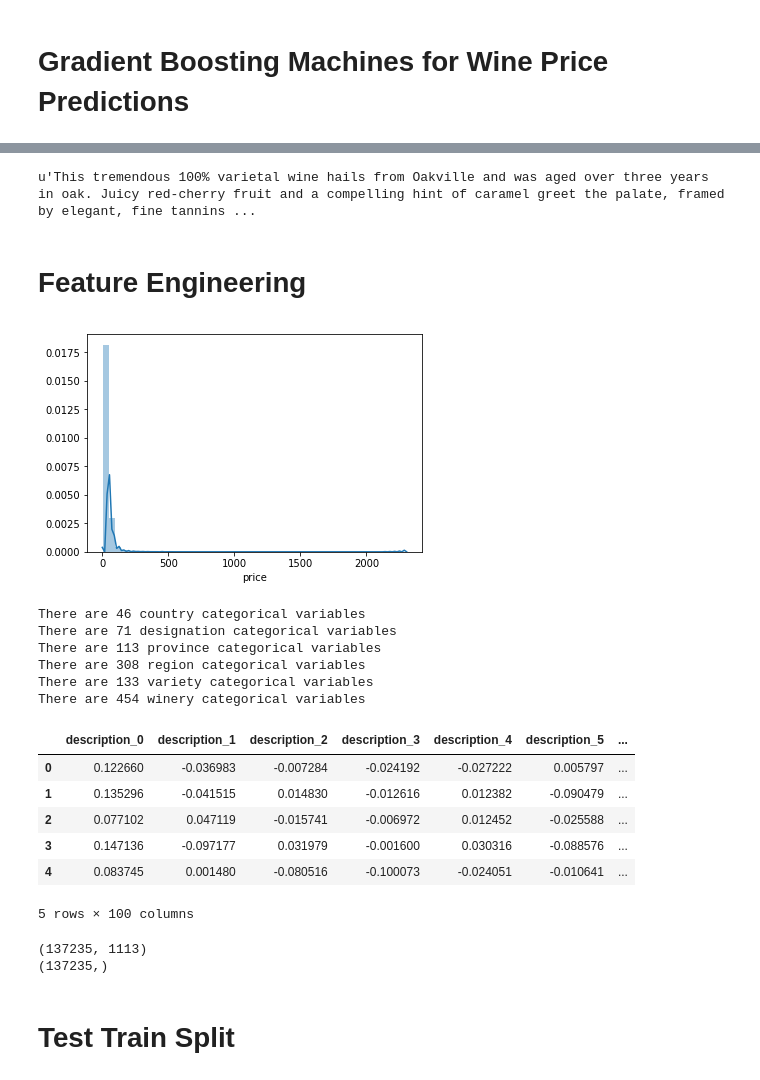
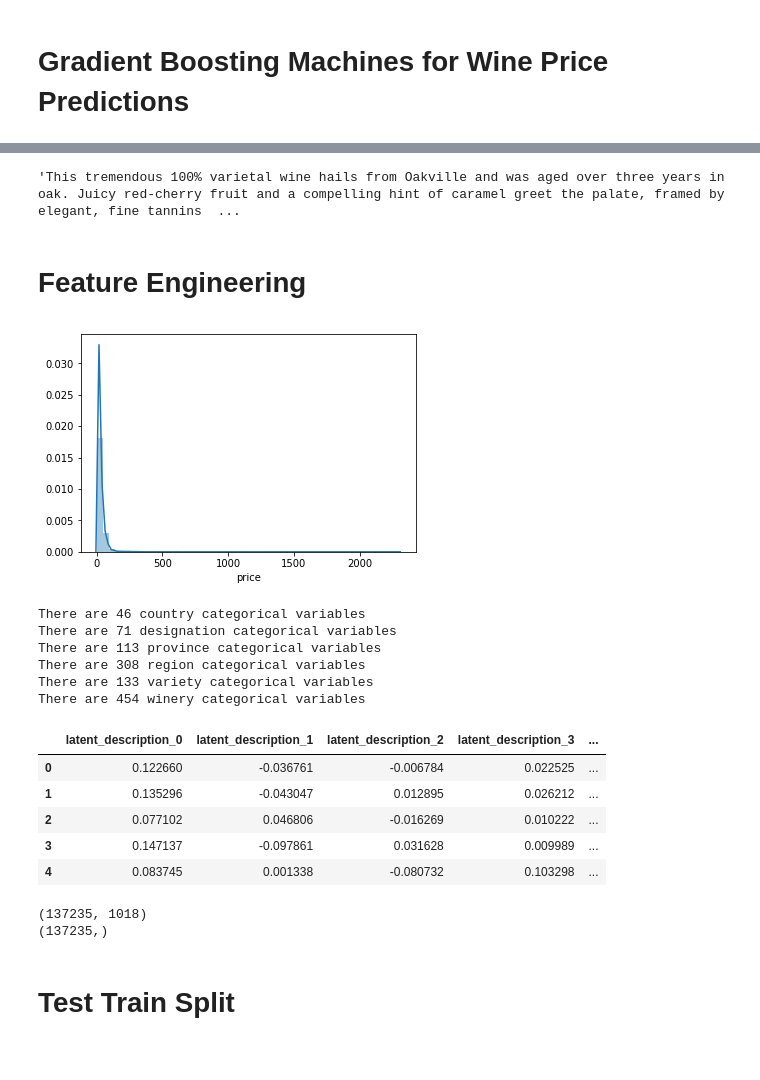
Before and after one commit to statisticianinstilettos/wine_quality_predictions, a Jupyter notebook: wine_analysis.ipynb, the cells around one changed output, grey strips where cells are left out. Cells and saved outputs as stored; diff of their text form; code cells hidden in the pictures.

```diff
--- a/wine_analysis.ipynb
+++ b/wine_analysis.ipynb
@@ -15,10 +16,10 @@ from IPython.core.display import display, HTML
 display(HTML("<style>.container { width:100% !important; }</style>"))
 # %%
 #Load data
-wine = pd.read_csv('data/wine-reviews/winemag-data_first150k.csv', index_col=0, encoding="utf-8")
+wine = pd.read_csv('data/winemag-data_first150k.csv', index_col=0, encoding="utf-8")
 wine.dropna(subset=["price"], inplace=True)
 wine.reset_index(inplace=True)
-print wine.shape
+print(wine.shape)
 wine.head()
 # %% [output]
 (137235, 11)
@@ -31,14 +32,14 @@ wine.head()
 # %%
 wine["description"][0]
 # %% [output]
-u'This tremendous 100% varietal wine hails from Oakville and was aged over three years in oak. Juicy red-cherry fruit and a compelling hint of caramel greet the palate, framed by elegant, fine tannins ...
+'This tremendous 100% varietal wine hails from Oakville and was aged over three years in oak. Juicy red-cherry fruit and a compelling hint of caramel greet the palate, framed by elegant, fine tannins  ...
 # %% [markdown]
 # Feature Engineering
 # %%
 sns.distplot(wine.price)
 plt.show()
 # %% [output]
-[figure, old version]
+[figure, new version]
 # %%
 def ohe_features(df, feature, occurances):
     '''
@@ -112,32 +113,31 @@ wine["description"] = wine.description.apply(func=make_lower_case)
 # %%
 tf = TfidfVectorizer(analyzer='word',
                      min_df=10,
                      ngram_range=(1, 2),
                      stop_words='english')
-svd = TruncatedSVD(n_components=100)
+svd = TruncatedSVD(n_components=5)
 
 #Fit tfidf and svd, and transform training data
 tfidf_matrix = tf.fit_transform(wine.description)
 lsa_features = pd.DataFrame(svd.fit_transform(tfidf_matrix))
-collist = map(str, range(0, 100))
-collist = ["description_" + s for s in collist]
+collist = map(str, range(0, 5))
+collist = ["latent_description_" + s for s in collist]
 lsa_features.columns = collist
 lsa_features.head()
 # %% [output]
-|  | description_0 | description_1 | description_2 | description_3 | description_4 | description_5 | ... |
-| 0 | 0.122660 | -0.036983 | -0.007284 | -0.024192 | -0.027222 | 0.005797 | ... |
-| 1 | 0.135296 | -0.041515 | 0.014830 | -0.012616 | 0.012382 | -0.090479 | ... |
-| 2 | 0.077102 | 0.047119 | -0.015741 | -0.006972 | 0.012452 | -0.025588 | ... |
-| 3 | 0.147136 | -0.097177 | 0.031979 | -0.001600 | 0.030316 | -0.088576 | ... |
-| 4 | 0.083745 | 0.001480 | -0.080516 | -0.100073 | -0.024051 | -0.010641 | ... |
+|  | latent_description_0 | latent_description_1 | latent_description_2 | latent_description_3 | ... |
+| 0 | 0.122660 | -0.036761 | -0.006784 | 0.022525 | ... |
+| 1 | 0.135296 | -0.043047 | 0.012895 | 0.026212 | ... |
+| 2 | 0.077102 | 0.046806 | -0.016269 | 0.010222 | ... |
+| 3 | 0.147137 | -0.097861 | 0.031628 | 0.009989 | ... |
+| 4 | 0.083745 | 0.001338 | -0.080732 | 0.103298 | ... |
-5 rows × 100 columns
 # %%
 X = pd.concat([country, designation, region, variety, winery, lsa_features, wine["points"]], sort=False, axis=1)
 y = wine["price"]
-print X.shape
-print y.shape
+print (X.shape)
+print (y.shape)
 # %% [output]
-(137235, 1113)
+(137235, 1018)
 (137235,)
 # %% [markdown]
 # Test Train Split
```
Also changed, not shown: parts of 15 cells of this notebook.
